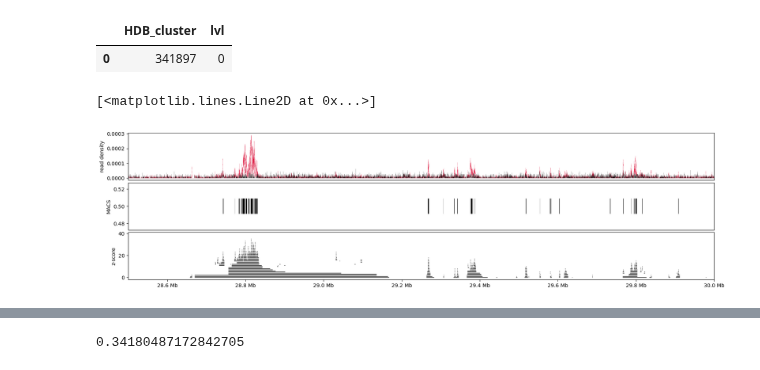
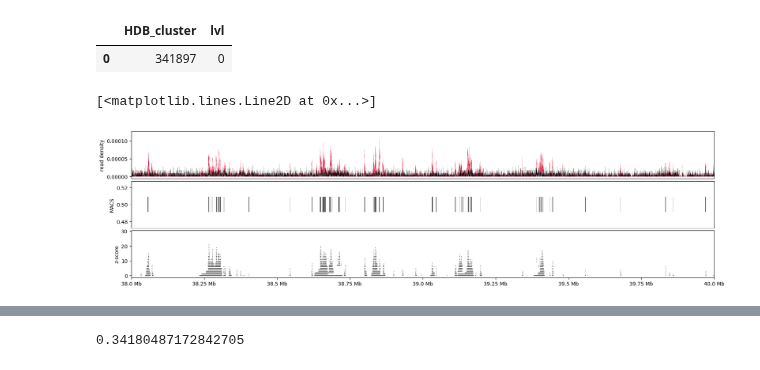
Before and after one commit to princeps091-binf/TFHclust, a Jupyter notebook: scripts/explore_pysam.ipynb, the cells around one changed output, grey strips where cells are left out. Drawn from its saved outputs; the diff is of its cells as text; code cells hidden in the pictures.

```diff
--- a/scripts/explore_pysam.ipynb
+++ b/scripts/explore_pysam.ipynb
@@ -38,7 +53,7 @@ peak_df = (pd.read_csv(peak_bed_file,sep="\t",header=None,usecols=[0,1,2,3,4])
  .rename(columns={0:'chrom',1:'start',2:'end',3:'ID',4:'IDR'})
  )
 # %%
-chromo = "chr22"
+chromo = "chr19"
 # %%
 ctrl_iter = ctrl_bamfile.fetch(chromo)
 obs_iter = obs_bamfile.fetch(chromo)
@@ -113,5 +128,7 @@ def build_hic_zscore(read_neighbour_df,vars,vars_df,vars_degree):
     gam_infl = chr_gam_res.get_influence()
     return(gam_infl.resid_studentized)
 # %%
-tmp_zscore = build_hic_zscore(data_tbl,['lbg2'],[10],[3])
+mod_res_tbl = build_hic_zscore(data_tbl,['lbg2'],[10],[3],'lrc')
+# %%
+data_tbl = data_tbl.merge(mod_res_tbl)
 # %%
@@ -198,7 +207,5 @@ tmp_rng = chr_gam_res.get_distribution(exog=bs_tranform_exog)
 # %%
 cl_summary_tbl =  (data_tbl
-                    .assign(zscore= tmp_zscore)
-                    .assign(pvalue = tmp_rng.sf(data_tbl.loc[:,'lrc'].to_numpy()))
                     .merge(tmp_chr_hdb_summary_tbl.loc[:,['HDB_cluster','chrom','start','end','w']])
                     .assign(MACS_pvalue = lambda df_: df_.apply(lambda row: pvalue_bw.stats(row.chrom,row.start,row.end,type="mean")[0],axis=1))
                     .assign(FC = lambda df_: (df_.rc/df_.w)/((df_.bg_count+1)/df_.w))
@@ -282,8 +289,8 @@ gs = fig.add_gridspec(3, 1, height_ratios=(1, 1, 1),
                       wspace=0.05, hspace=0.05)
 # plot_window_min = obs_rcount_bdg.DNA_pos.min()
 # plot_window_max = obs_rcount_bdg.DNA_pos.max()
-plot_window_min = 28_500_000
-plot_window_max = 30_000_000
+plot_window_min = 38_000_000
+plot_window_max = 40_000_000
 
 ax_dens = fig.add_subplot(gs[0, 0],xlim = (plot_window_min,plot_window_max) )
 ax_dens.xaxis.set_visible(False)
@@ -292,33 +299,33 @@ ax_dens.set_ylabel('read density')
 ax_agg = fig.add_subplot(gs[1, 0],sharex=ax_dens)
 ax_agg.xaxis.set_major_formatter(lambda x,pos: (str(np.round(x/1e6,decimals=2)) + " Mb"))
 ax_agg.xaxis.set_visible(False)
 ax_agg.set_ylabel('MACS')
 
 ax_cl = fig.add_subplot(gs[2, 0],sharex=ax_dens)
 ax_cl.xaxis.set_major_formatter(lambda x,pos: (str(np.round(x/1e6,decimals=2)) + " Mb"))
 ax_cl.xaxis.set_visible(True)
 ax_cl.set_ylabel('z-score')
 
 for bin_idx in range(candidate_clusters_df.shape[0]):
     tmp_cl =  candidate_clusters_df.iloc[bin_idx,:]
     tmp_start = tmp_cl.start
     tmp_end = tmp_cl.end
     tmp_h = tmp_cl.lvl
     ax_cl.hlines(y=tmp_h,xmin=tmp_start,xmax=tmp_end,color='black',linewidth=1)
 
-tmp_peak_df = bf.merge(peak_df.query('chrom == "chr22"'))
+tmp_peak_df = bf.merge(peak_df.query('chrom == "chr19"'))
 for bin_idx in range(tmp_peak_df.shape[0]):
     tmp_cl =  tmp_peak_df.iloc[bin_idx,:]
     tmp_start = tmp_cl.start
     tmp_end = tmp_cl.end
     # tmp_h = tmp_cl.n_intervals
     if bin_idx %2 == 0:
         ax_agg.hlines(y=0.5,xmin=tmp_start,xmax=tmp_end,color='black',linewidth=30)
     else:
         ax_agg.hlines(y=0.5,xmin=tmp_start,xmax=tmp_end,color='silver',linewidth=30)
 ax_dens.step(x=obs_rcount_bdg.DNA_pos.to_numpy(),y=obs_rcount_bdg.rd.to_numpy(),where='post',linewidth=0.1,alpha=1,c='crimson')
 ax_dens.step(x=bg_rcount_bdg.DNA_pos.to_numpy(),y=bg_rcount_bdg.rd.to_numpy(),where='post',linewidth=0.1,alpha=1,c='black')
 # %% [output]
 [<matplotlib.lines.Line2D at 0x...>]
-[figure, old version]
+[figure, new version]
 # %%
```
Also changed, not shown: parts of 16 cells of this notebook.
